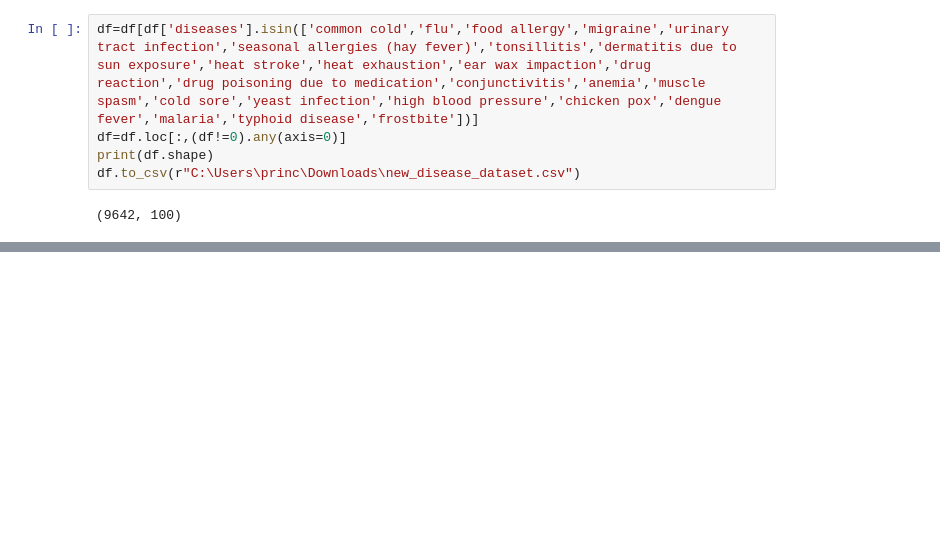
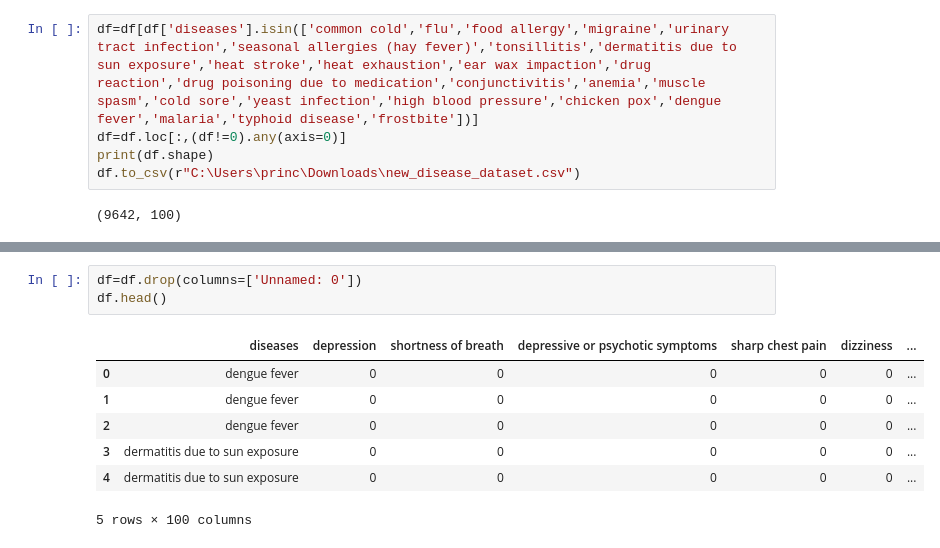
Before and after one commit to Prince6207/First-aid-chatbot, a Jupyter notebook: practice.ipynb, the cells around one changed output, grey strips where cells are left out. Saved outputs shown, nothing was run; the diff lists cells and outputs as text; blank space fills up the shorter version.

```diff
--- a/practice.ipynb
+++ b/practice.ipynb
@@ -99,0 +118,11 @@ df.to_csv(r"C:\Users\princ\Downloads\new_disease_dataset.csv")
+# %%
+df=df.drop(columns=['Unnamed: 0'])
+df.head()
+# %% [output]
+|  | diseases | depression | shortness of breath | depressive or psychotic symptoms | sharp chest pain | dizziness | ... |
+| 0 | dengue fever | 0 | 0 | 0 | 0 | 0 | ... |
+| 1 | dengue fever | 0 | 0 | 0 | 0 | 0 | ... |
+| 2 | dengue fever | 0 | 0 | 0 | 0 | 0 | ... |
+| 3 | dermatitis due to sun exposure | 0 | 0 | 0 | 0 | 0 | ... |
+| 4 | dermatitis due to sun exposure | 0 | 0 | 0 | 0 | 0 | ... |
+5 rows × 100 columns
```
Also changed, not shown: parts of 4 cells of this notebook, 3 other files.
